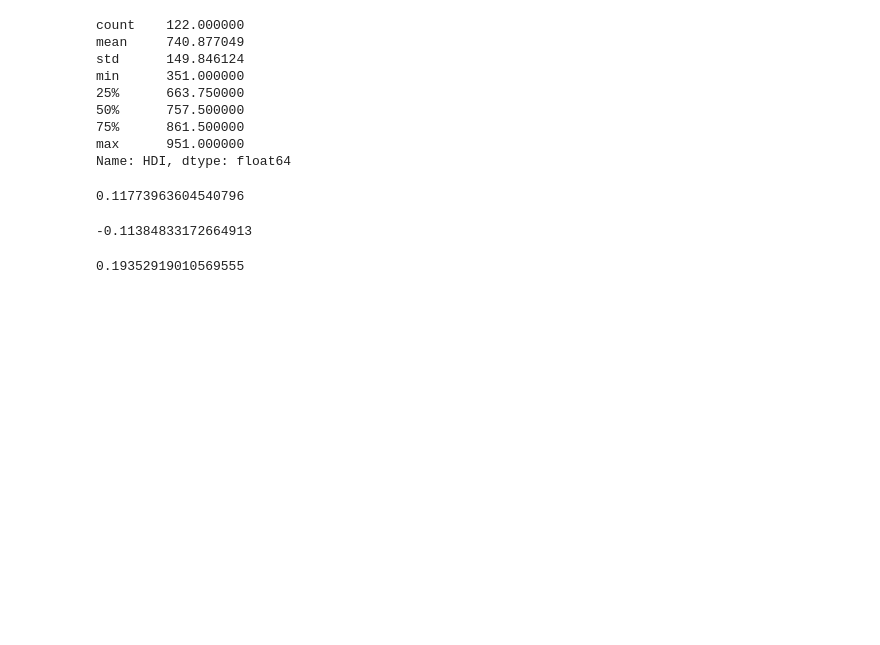
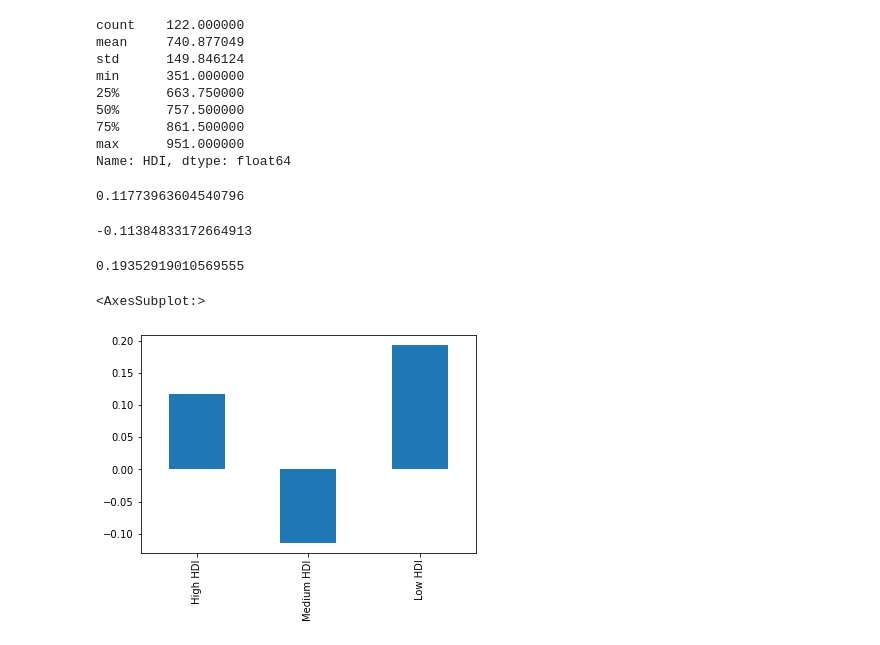
Before and after one commit to jaharbaugh/exploring-happiness-and-alcohol, a Jupyter notebook: alcohol-happiness.ipynb, the cells around one changed output. Drawn from its saved outputs; the diff is of its cells as text; code cells hidden in the pictures; blank space fills up the shorter version.

```diff
--- a/alcohol-happiness.ipynb
+++ b/alcohol-happiness.ipynb
@@ -288,0 +293,8 @@ development_correlations = [high_develpment_nations_correlation, med_develpment_
+# %%
+development_correlations = pd.Series(
+    [high_develpment_nations_correlation, med_develpment_nations_correlation, low_develpment_nations_correlation],
+    index=['High HDI', 'Medium HDI', 'Low HDI'])
+development_correlations.plot(kind='bar')
+# %% [output]
+<AxesSubplot:>
+[figure, added]
```
Also changed, not shown: parts of 27 cells of this notebook.
